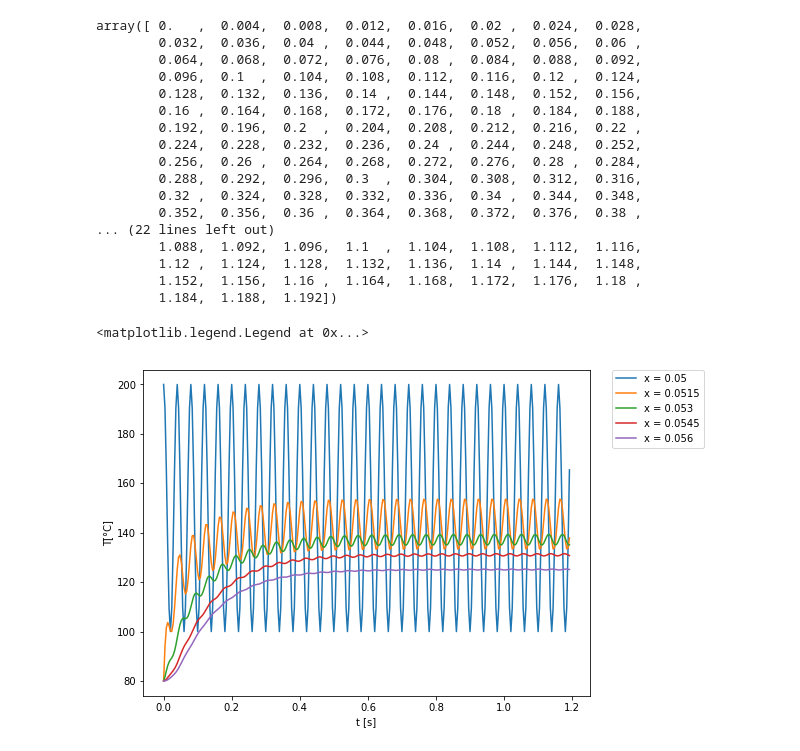
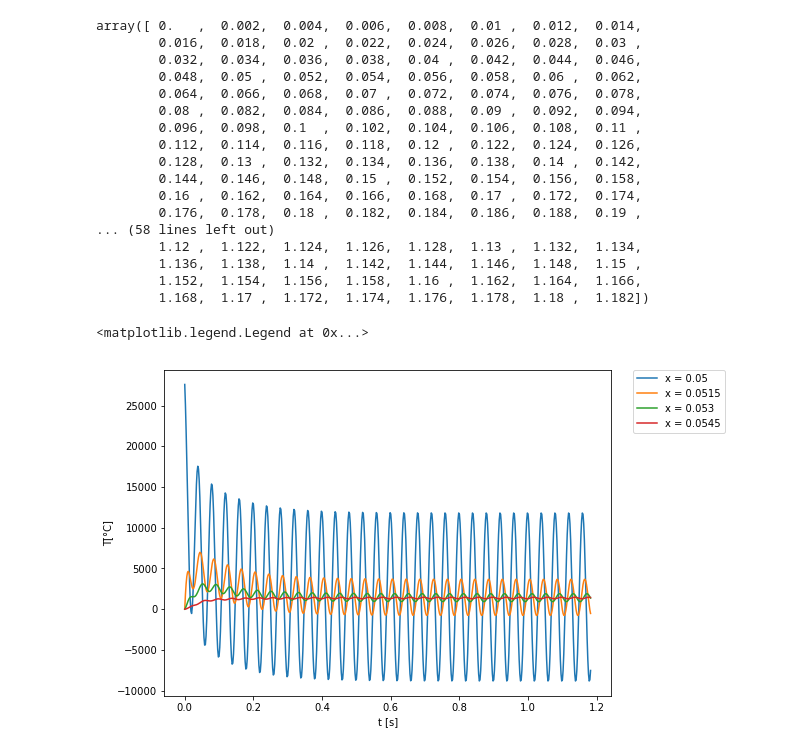
Before and after one commit to gusttavlang/TransComp, a Jupyter notebook: Trabalho 4/Trabalho 4 - Método implícito.ipynb, the cells around one changed output. Drawn from its saved outputs; the diff is of its cells as text; code cells hidden in the pictures.

```diff
--- a/Trabalho 4/Trabalho 4 - Método implícito.ipynb
+++ b/Trabalho 4/Trabalho 4 - Método implícito.ipynb
@@ -25,8 +25,8 @@ def T_sup(t):
 mesh = 5
 deltar = (re-ri)/(mesh-1)
 
-time = 299
-deltat = 0.004
+time = 592
+deltat = 0.002
 # %%
 def TDMA(A,B):
 # o vetor de coeficientes P poderia ser definida
@@ -74,6 +74,7 @@ def TDMA(A,B):
 #método numérico
 T = np.zeros((time,mesh))
 q = np.zeros((time,mesh))
+q_A = np.zeros((time,mesh))
 #M = rho * H * deltar
 x_plot = np.zeros(mesh)
 t_plot = np.zeros(time)
@@ -148,6 +149,9 @@ while (eps > 1e-3):
     t_plot[t] = t_plot[t-1] + deltat
     t += 1
 
-    #T[t,:] = (solve(Matrix_coef_a,Matrix_coef_b)).transpose()
-#print(Matrix_coef_a)
-#print(b)
+for t in range(time):
+    for r in range(mesh-1):
+        q[t,r] = k*2*pi*(x_plot[r]-deltar/2)*H*(T[t,r]-T[t,r+1])
+        q_A[t,r] = k*(T[t,r]-T[t,r+1])
+    q[t,mesh-1] = h*2*pi*re*H*(T[t,mesh-1] - T_infinito)
+    q_A[t,mesh-1] = h*(T[t,mesh-1] - T_infinito)
@@ -169,37 +174,38 @@ array([[ 200.        ,   80.        ,   80.        ,   80.        ,   80.
 # %%
 t_plot
 # %% [output]
-array([ 0.   ,  0.004,  0.008,  0.012,  0.016,  0.02 ,  0.024,  0.028,
-        0.032,  0.036,  0.04 ,  0.044,  0.048,  0.052,  0.056,  0.06 ,
-        0.064,  0.068,  0.072,  0.076,  0.08 ,  0.084,  0.088,  0.092,
-        0.096,  0.1  ,  0.104,  0.108,  0.112,  0.116,  0.12 ,  0.124,
-        0.128,  0.132,  0.136,  0.14 ,  0.144,  0.148,  0.152,  0.156,
-        0.16 ,  0.164,  0.168,  0.172,  0.176,  0.18 ,  0.184,  0.188,
-        0.192,  0.196,  0.2  ,  0.204,  0.208,  0.212,  0.216,  0.22 ,
-        0.224,  0.228,  0.232,  0.236,  0.24 ,  0.244,  0.248,  0.252,
-        0.256,  0.26 ,  0.264,  0.268,  0.272,  0.276,  0.28 ,  0.284,
-        0.288,  0.292,  0.296,  0.3  ,  0.304,  0.308,  0.312,  0.316,
-        0.32 ,  0.324,  0.328,  0.332,  0.336,  0.34 ,  0.344,  0.348,
-        0.352,  0.356,  0.36 ,  0.364,  0.368,  0.372,  0.376,  0.38 ,
-... (22 lines left out)
-        1.088,  1.092,  1.096,  1.1  ,  1.104,  1.108,  1.112,  1.116,
-        1.12 ,  1.124,  1.128,  1.132,  1.136,  1.14 ,  1.144,  1.148,
-        1.152,  1.156,  1.16 ,  1.164,  1.168,  1.172,  1.176,  1.18 ,
-        1.184,  1.188,  1.192])
+array([ 0.   ,  0.002,  0.004,  0.006,  0.008,  0.01 ,  0.012,  0.014,
+        0.016,  0.018,  0.02 ,  0.022,  0.024,  0.026,  0.028,  0.03 ,
+        0.032,  0.034,  0.036,  0.038,  0.04 ,  0.042,  0.044,  0.046,
+        0.048,  0.05 ,  0.052,  0.054,  0.056,  0.058,  0.06 ,  0.062,
+        0.064,  0.066,  0.068,  0.07 ,  0.072,  0.074,  0.076,  0.078,
+        0.08 ,  0.082,  0.084,  0.086,  0.088,  0.09 ,  0.092,  0.094,
+        0.096,  0.098,  0.1  ,  0.102,  0.104,  0.106,  0.108,  0.11 ,
+        0.112,  0.114,  0.116,  0.118,  0.12 ,  0.122,  0.124,  0.126,
+        0.128,  0.13 ,  0.132,  0.134,  0.136,  0.138,  0.14 ,  0.142,
+        0.144,  0.146,  0.148,  0.15 ,  0.152,  0.154,  0.156,  0.158,
+        0.16 ,  0.162,  0.164,  0.166,  0.168,  0.17 ,  0.172,  0.174,
+        0.176,  0.178,  0.18 ,  0.182,  0.184,  0.186,  0.188,  0.19 ,
+... (58 lines left out)
+        1.12 ,  1.122,  1.124,  1.126,  1.128,  1.13 ,  1.132,  1.134,
+        1.136,  1.138,  1.14 ,  1.142,  1.144,  1.146,  1.148,  1.15 ,
+        1.152,  1.154,  1.156,  1.158,  1.16 ,  1.162,  1.164,  1.166,
+        1.168,  1.17 ,  1.172,  1.174,  1.176,  1.178,  1.18 ,  1.182])
 # %%
 %matplotlib inline
 fig = plt.figure(figsize=(8,6))
 axis = fig.add_subplot(111)
 
-for x in range(mesh):
-    axis.plot(t_plot,T[:,x],label='x = '+str(x_plot[x]))
+for x in range(mesh-1):
+    #axis.plot(t_plot,T[:,x],label='x = '+str(x_plot[x]))
+    axis.plot(t_plot,q_A[:,x],label='x = '+str(x_plot[x]))
 
 axis.set_ylabel('T[°C]')
 axis.set_xlabel('t [s]')
 axis.set_title('')
 axis.legend(bbox_to_anchor=(1.05, 1), loc=2, borderaxespad=0.)
 #axis.set_ylim(30,100)
 #axis.set_xlim(-0.05,0.45)
 # %% [output]
 <matplotlib.legend.Legend at 0x...>
-[figure, old version]
+[figure, new version]
```
Also changed, not shown: parts of 2 cells of this notebook, 3 other files.
